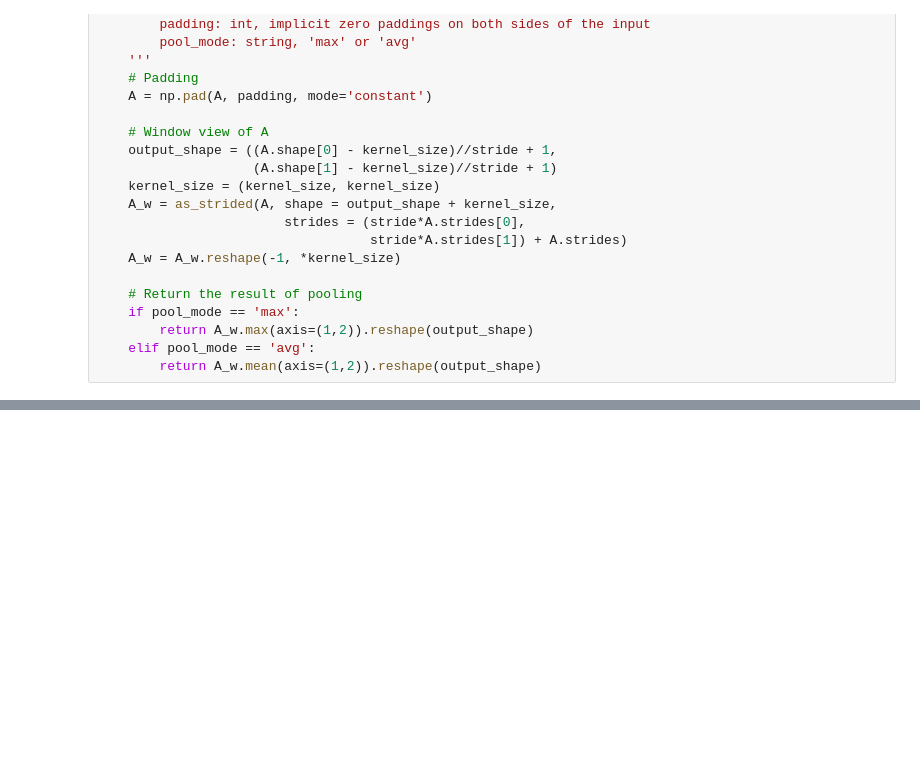
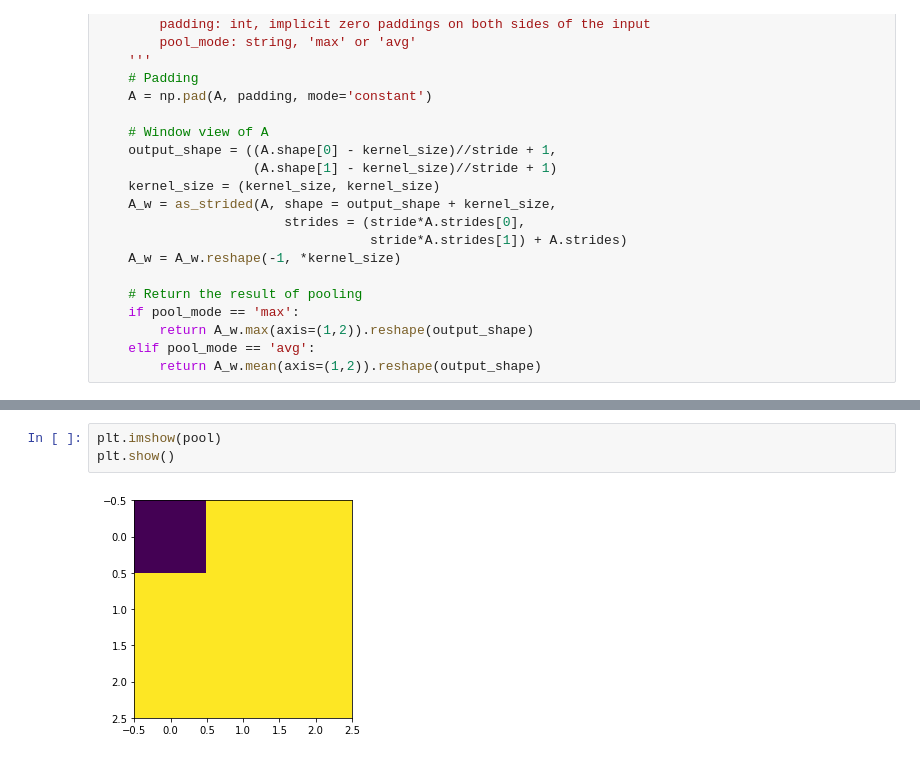
Before and after one commit to ayyucedemirbas/machine_learning_algorithms, a Jupyter notebook: 2DConvolution_and_Pooling_Numpy.ipynb, the cells around one changed output, grey strips where cells are left out. Drawn from its saved outputs; the diff is of its cells as text; blank space fills up the shorter version.

```diff
--- a/2DConvolution_and_Pooling_Numpy.ipynb
+++ b/2DConvolution_and_Pooling_Numpy.ipynb
@@ -206,0 +239,5 @@ array([[6, 8],
+# %%
+plt.imshow(pool)
+plt.show()
+# %% [output]
+[figure, added]
```
Also changed, not shown: parts of 8 cells of this notebook.
